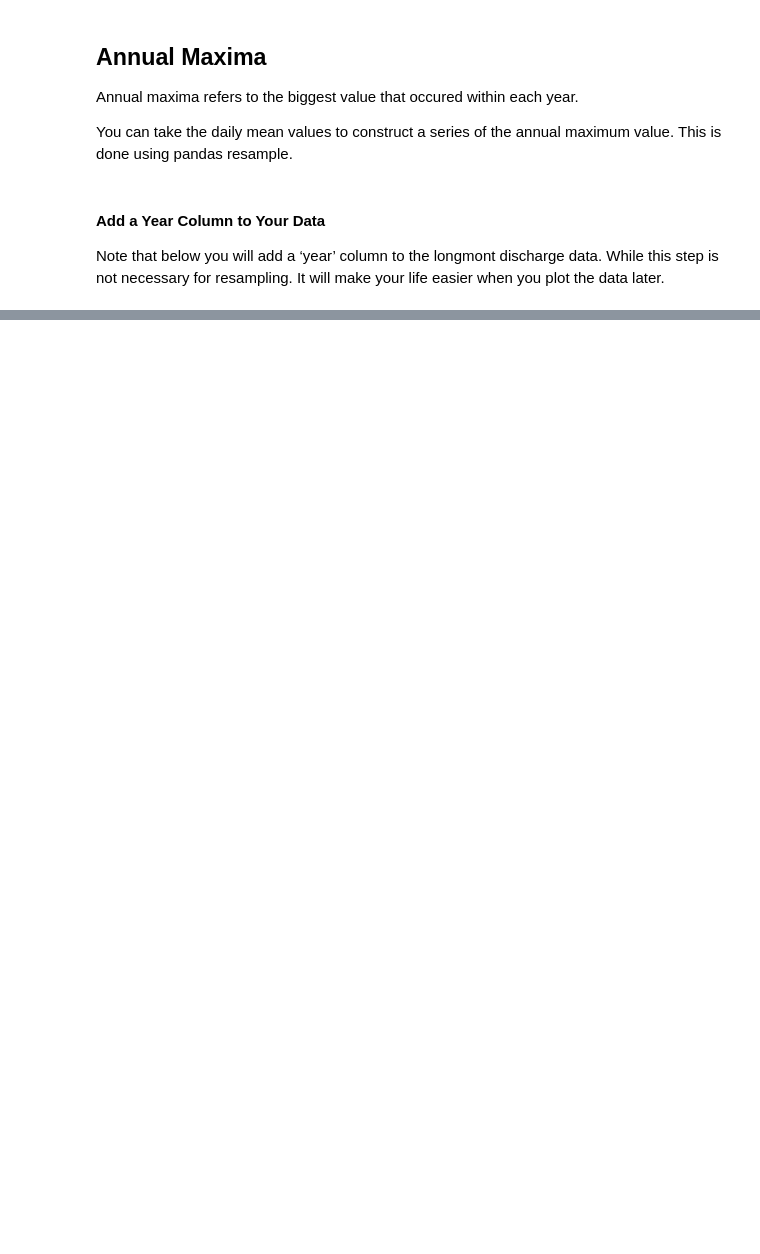
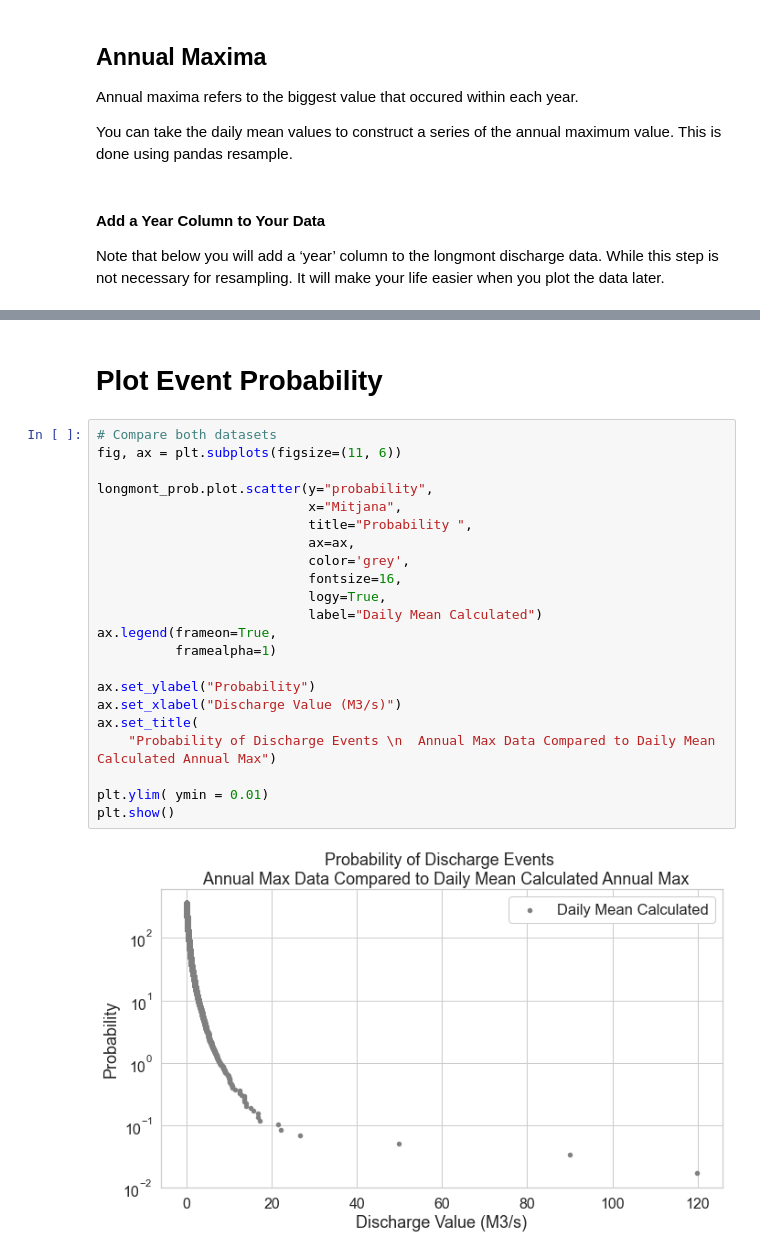
Before and after one commit to JosepAnSabate/jupyter_maps, a Jupyter notebook: earth_data_science/timeseries_py/flood_returns_period_an/Francoli_pont_de_la_fusta_cabals_1960_2021.ipynb, the cells around one changed output, grey strips where cells are left out. Cells and saved outputs as stored; diff of their text form; blank space fills up the shorter version.

```diff
--- a/earth_data_science/timeseries_py/flood_returns_period_an/Francoli_pont_de_la_fusta_cabals_1960_2021.ipynb
+++ b/earth_data_science/timeseries_py/flood_returns_period_an/Francoli_pont_de_la_fusta_cabals_1960_2021.ipynb
@@ -413,0 +369,26 @@ plt.show()
+# %% [markdown]
+# Plot Event Probability
+# %%
+# Compare both datasets
+fig, ax = plt.subplots(figsize=(11, 6))
+
+longmont_prob.plot.scatter(y="probability",
+                           x="Mitjana",
+                           title="Probability ",
+                           ax=ax,
+                           color='grey',
+                           fontsize=16,
+                           logy=True,
+                           label="Daily Mean Calculated")
+ax.legend(frameon=True,
+          framealpha=1)
+
+ax.set_ylabel("Probability")
+ax.set_xlabel("Discharge Value (M3/s)")
+ax.set_title(
+    "Probability of Discharge Events \n  Annual Max Data Compared to Daily Mean Calculated Annual Max")
+
+plt.ylim( ymin = 0.01)
+plt.show()
+# %% [output]
+[figure, added]
```
Also changed, not shown: parts of 30 cells of this notebook, 5 other files.
